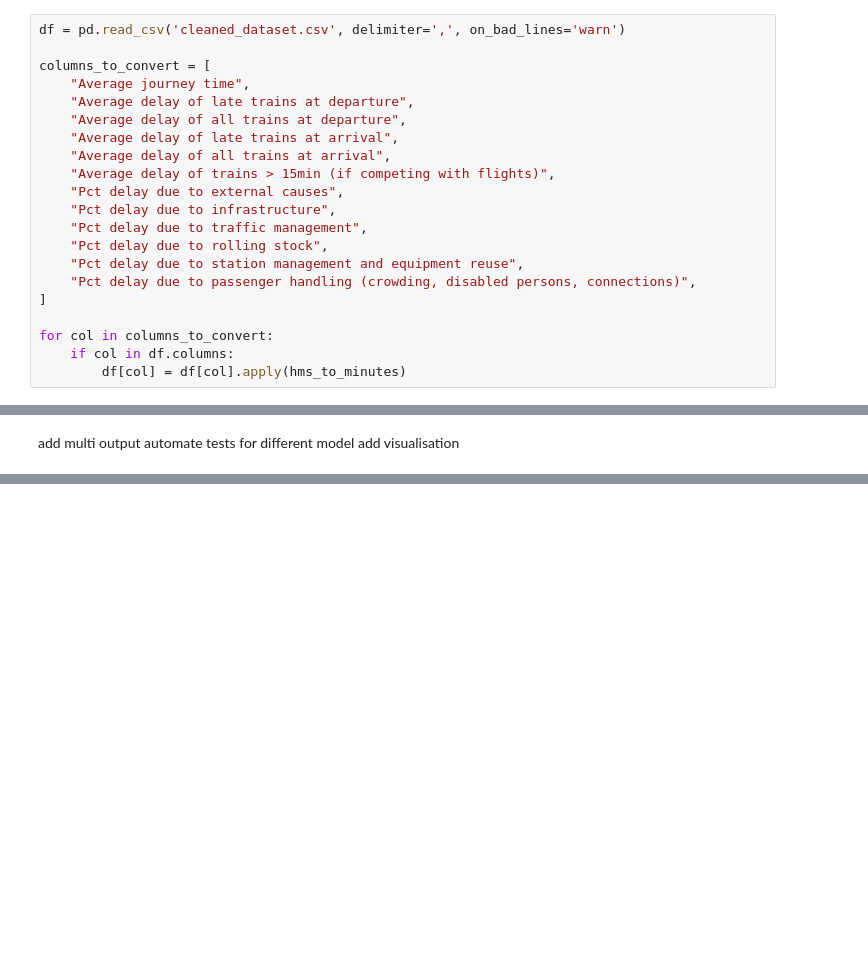
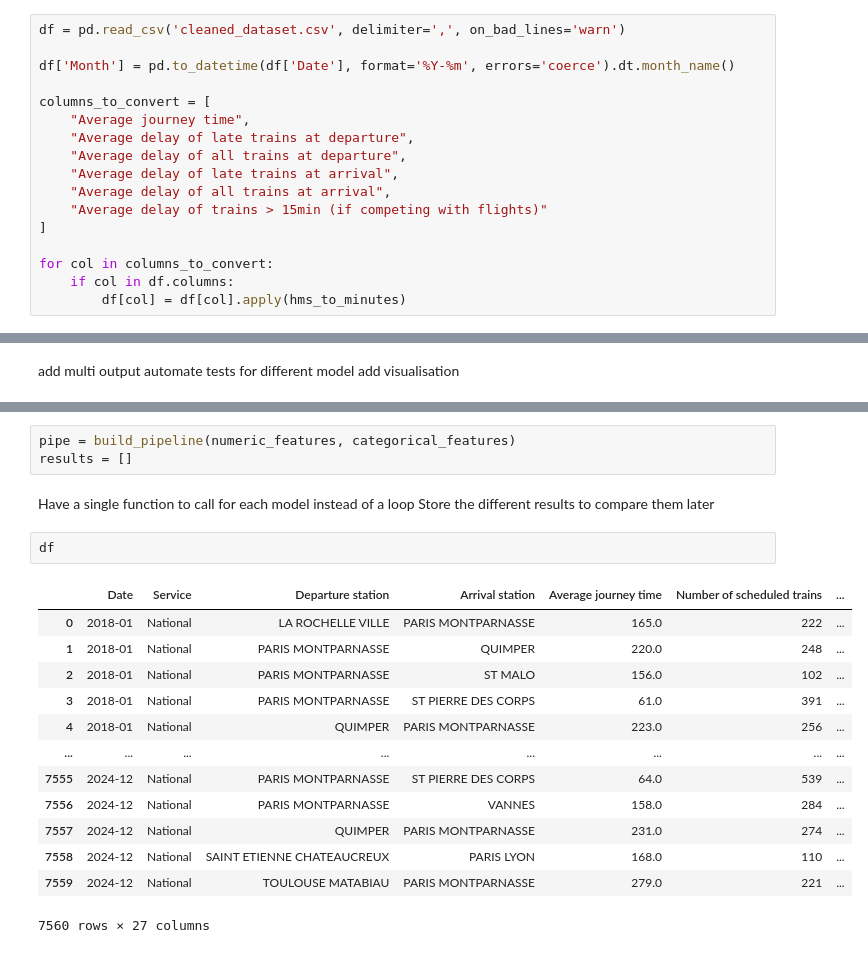
Before and after one commit to Martin-Matin-Muller/Tardis-EPITECH, a Jupyter notebook: tardis_model.ipynb, the cells around one changed output, grey strips where cells are left out. Drawn from its saved outputs; the diff is of its cells as text; blank space fills up the shorter version.

```diff
--- a/tardis_model.ipynb
+++ b/tardis_model.ipynb
@@ -29,6 +29,8 @@ def hms_to_minutes(hms):
 First, we load our cleaned dataset with pandas
 # %%
 df = pd.read_csv('cleaned_dataset.csv', delimiter=',', on_bad_lines='warn')
+
+df['Month'] = pd.to_datetime(df['Date'], format='%Y-%m', errors='coerce').dt.month_name()
 
 columns_to_convert = [
     "Average journey time",
@@ -36,13 +38,7 @@ columns_to_convert = [
     "Average delay of all trains at departure",
     "Average delay of late trains at arrival",
     "Average delay of all trains at arrival",
-    "Average delay of trains > 15min (if competing with flights)",
-    "Pct delay due to external causes",
-    "Pct delay due to infrastructure",
-    "Pct delay due to traffic management",
-    "Pct delay due to rolling stock",
-    "Pct delay due to station management and equipment reuse",
-    "Pct delay due to passenger handling (crowding, disabled persons, connections)",
+    "Average delay of trains > 15min (if competing with flights)"
 ]
 
 for col in columns_to_convert:
@@ -186,0 +170,23 @@ add visualisation
+# %%
+pipe = build_pipeline(numeric_features, categorical_features)
+results = []
+# %% [markdown]
+
+Have a single function to call for each model instead of a loop
+Store the different results to compare them later
+# %%
+df
+# %% [output]
+|  | Date | Service | Departure station | Arrival station | Average journey time | Number of scheduled trains | ... |
+| 0 | 2018-01 | National | LA ROCHELLE VILLE | PARIS MONTPARNASSE | 165.0 | 222 | ... |
+| 1 | 2018-01 | National | PARIS MONTPARNASSE | QUIMPER | 220.0 | 248 | ... |
+| 2 | 2018-01 | National | PARIS MONTPARNASSE | ST MALO | 156.0 | 102 | ... |
+| 3 | 2018-01 | National | PARIS MONTPARNASSE | ST PIERRE DES CORPS | 61.0 | 391 | ... |
+| 4 | 2018-01 | National | QUIMPER | PARIS MONTPARNASSE | 223.0 | 256 | ... |
+| ... | ... | ... | ... | ... | ... | ... | ... |
+| 7555 | 2024-12 | National | PARIS MONTPARNASSE | ST PIERRE DES CORPS | 64.0 | 539 | ... |
+| 7556 | 2024-12 | National | PARIS MONTPARNASSE | VANNES | 158.0 | 284 | ... |
+| 7557 | 2024-12 | National | QUIMPER | PARIS MONTPARNASSE | 231.0 | 274 | ... |
+| 7558 | 2024-12 | National | SAINT ETIENNE CHATEAUCREUX | PARIS LYON | 168.0 | 110 | ... |
+| 7559 | 2024-12 | National | TOULOUSE MATABIAU | PARIS MONTPARNASSE | 279.0 | 221 | ... |
+7560 rows × 27 columns
```
Also changed, not shown: parts of 13 cells of this notebook, 2 other files.
